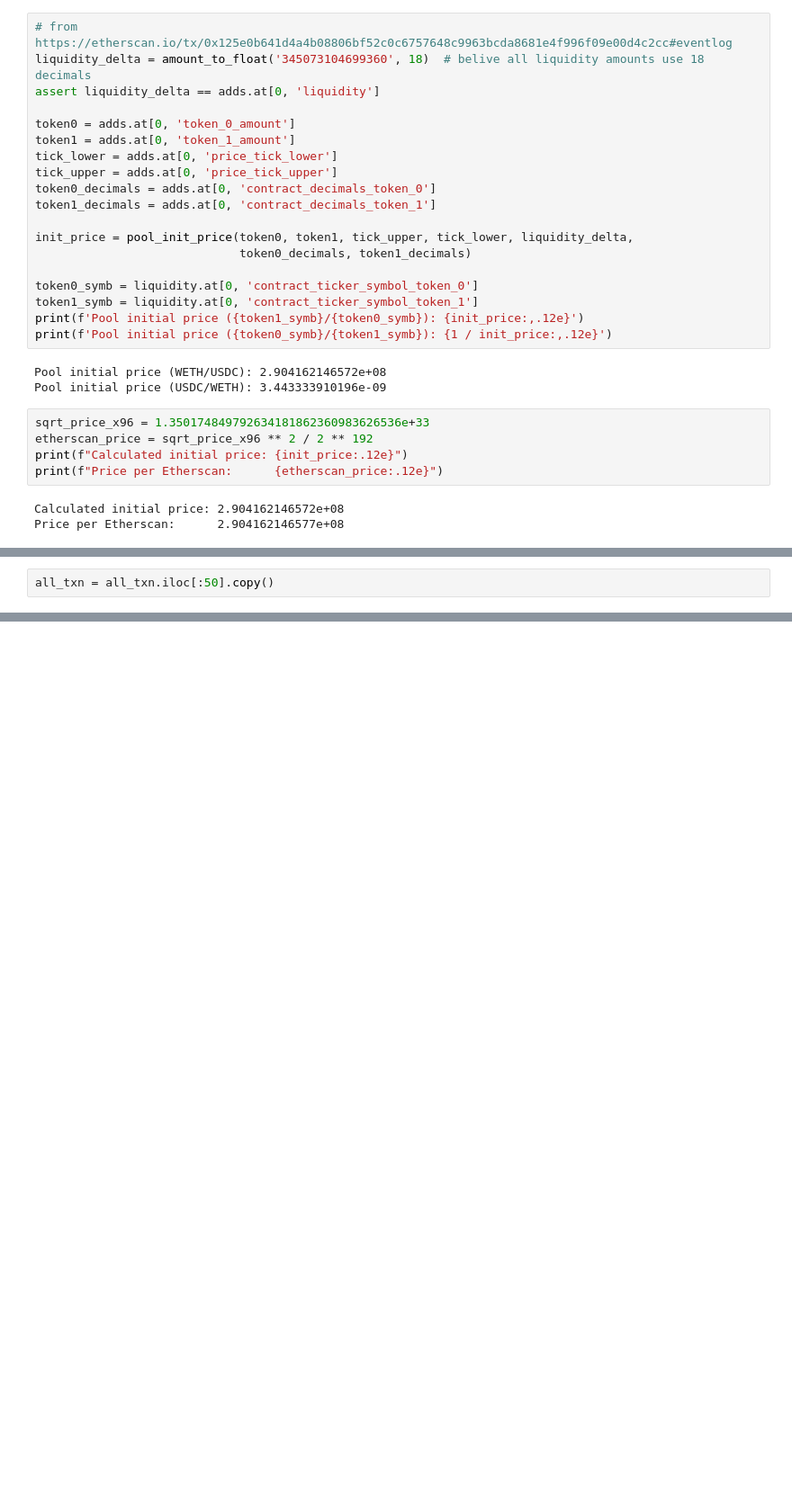
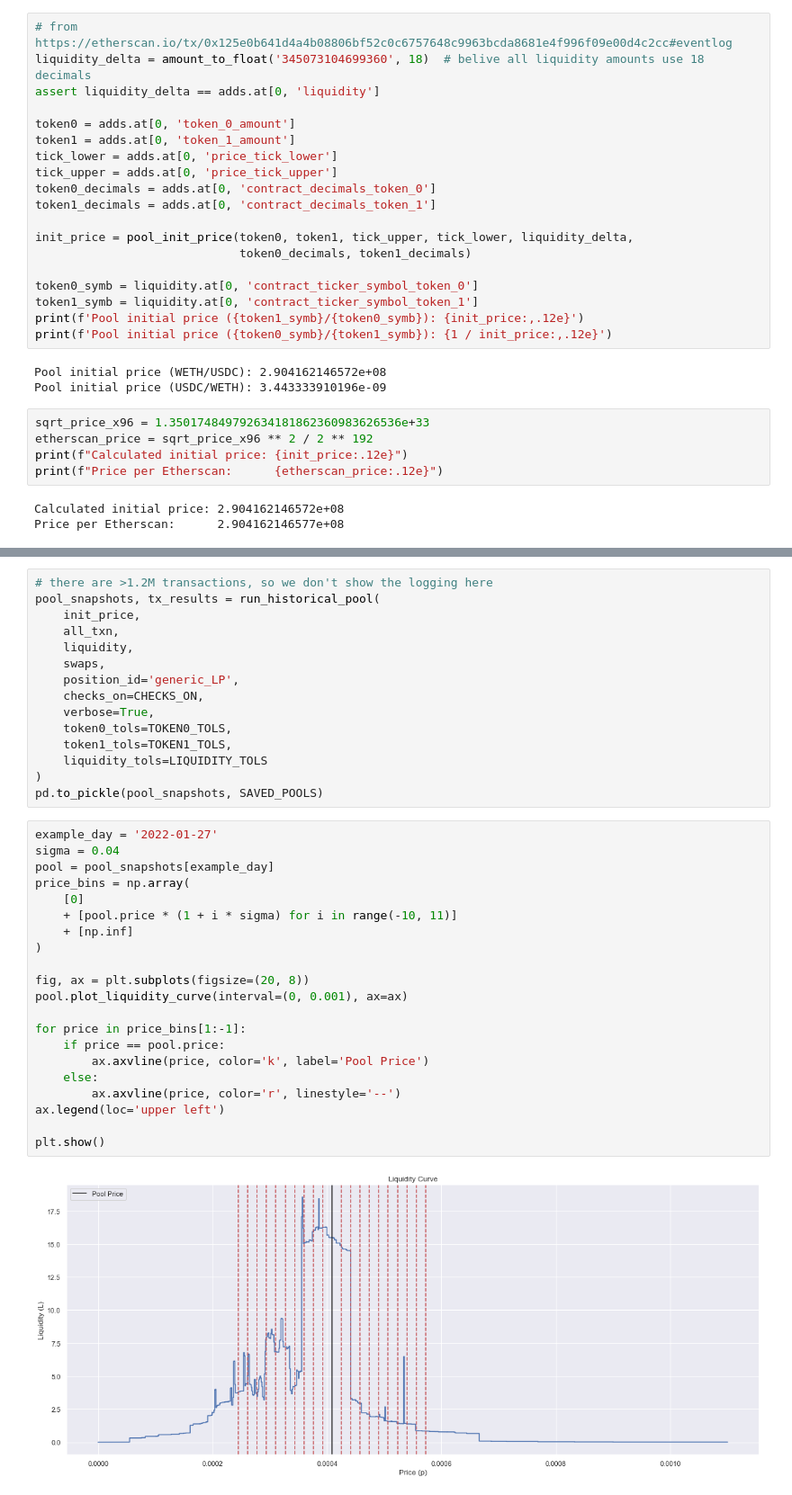
Before and after one commit to pradeeptadas/uniswap-v3-project, a Jupyter notebook: eda_notebooks/USDC-WETH-500 Pool.ipynb, the cells around one changed output, grey strips where cells are left out. Shown at 90% size. Drawn from its saved outputs; the diff is of its cells as text; blank space fills up the shorter version.

Commit message:
added empirical analyses for remaining pools

```diff
--- a/eda_notebooks/USDC-WETH-500 Pool.ipynb
+++ b/eda_notebooks/USDC-WETH-500 Pool.ipynb
@@ -168,2 +165,0 @@ LIQUIDITY_TOLS = {'atol': 1e-6, 'rtol': 1e-4}
-# %%
-all_txn = all_txn.iloc[:50].copy()
@@ -281,0 +166,38 @@ Completed transaction 49.
+# %%
+# there are >1.2M transactions, so we don't show the logging here
+pool_snapshots, tx_results = run_historical_pool(
+    init_price,
+    all_txn,
+    liquidity,
+    swaps,
+    position_id='generic_LP',
+    checks_on=CHECKS_ON,
+    verbose=True,
+    token0_tols=TOKEN0_TOLS,
+    token1_tols=TOKEN1_TOLS,
+    liquidity_tols=LIQUIDITY_TOLS
+)
+pd.to_pickle(pool_snapshots, SAVED_POOLS)
+# %%
+example_day = '2022-01-27'
+sigma = 0.04
+pool = pool_snapshots[example_day]
+price_bins = np.array(
+    [0]
+    + [pool.price * (1 + i * sigma) for i in range(-10, 11)]
+    + [np.inf]
+)
+
+fig, ax = plt.subplots(figsize=(20, 8))
+pool.plot_liquidity_curve(interval=(0, 0.001), ax=ax)
+
+for price in price_bins[1:-1]:
+    if price == pool.price:
+        ax.axvline(price, color='k', label='Pool Price')
+    else:
+        ax.axvline(price, color='r', linestyle='--')
+ax.legend(loc='upper left')
+
+plt.show()
+# %% [output]
+[figure, added]
```
Also changed, not shown: parts of 8 cells of this notebook, 5 other files.
